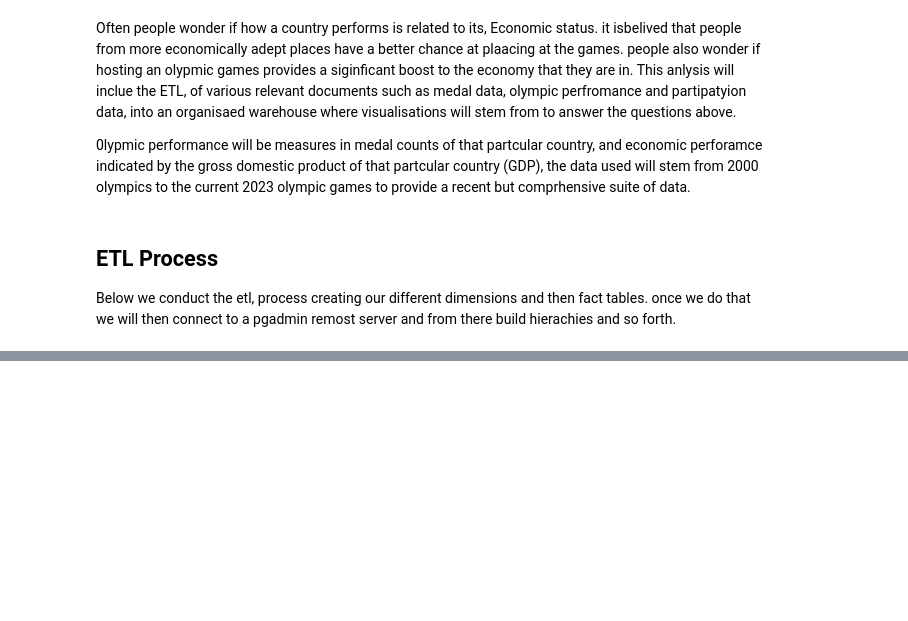
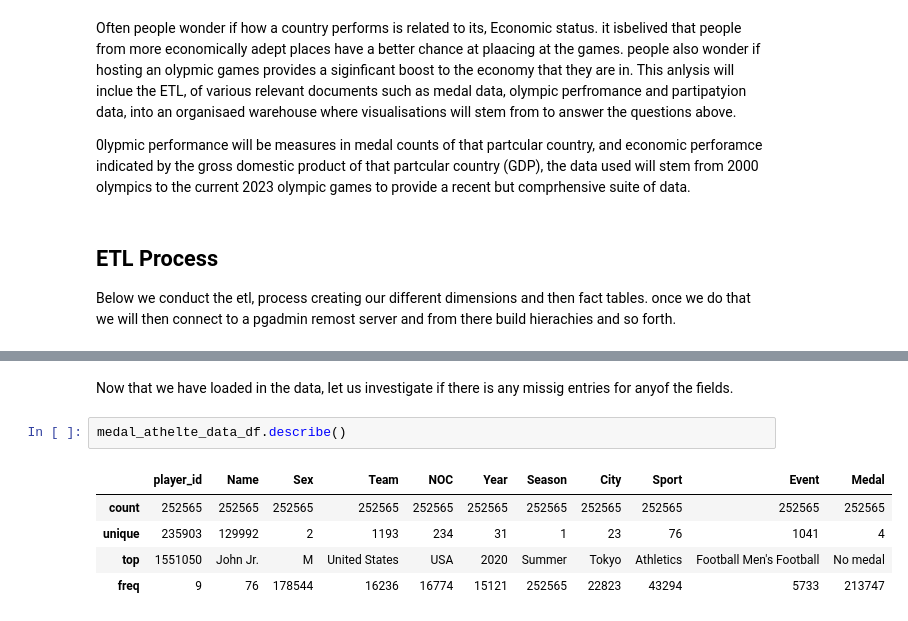
Before and after one commit to Kaomakabange/Olympic-Analysis, a Jupyter notebook: Olympic analysis jupyter workbook.ipynb, the cells around one changed output, grey strips where cells are left out. Saved outputs shown, nothing was run; the diff lists cells and outputs as text; blank space fills up the shorter version.

```diff
--- a/Olympic analysis jupyter workbook.ipynb
+++ b/Olympic analysis jupyter workbook.ipynb
@@ -12,0 +91,10 @@ Below we conduct the etl, process creating our different dimensions and then fac
+# %% [markdown]
+Now that we have loaded in the data, let us investigate if there is any missig entries for anyof the fields.
+# %%
+medal_athelte_data_df.describe()
+# %% [output]
+|  | player_id | Name | Sex | Team | NOC | Year | Season | City | Sport | Event | Medal |
+| count | 252565 | 252565 | 252565 | 252565 | 252565 | 252565 | 252565 | 252565 | 252565 | 252565 | 252565 |
+| unique | 235903 | 129992 | 2 | 1193 | 234 | 31 | 1 | 23 | 76 | 1041 | 4 |
+| top | 1551050 | John Jr. | M | United States | USA | 2020 | Summer | Tokyo | Athletics | Football Men's Football | No medal |
+| freq | 9 | 76 | 178544 | 16236 | 16774 | 15121 | 252565 | 22823 | 43294 | 5733 | 213747 |
```
Also changed, not shown: parts of 15 cells of this notebook, 2 other files.
